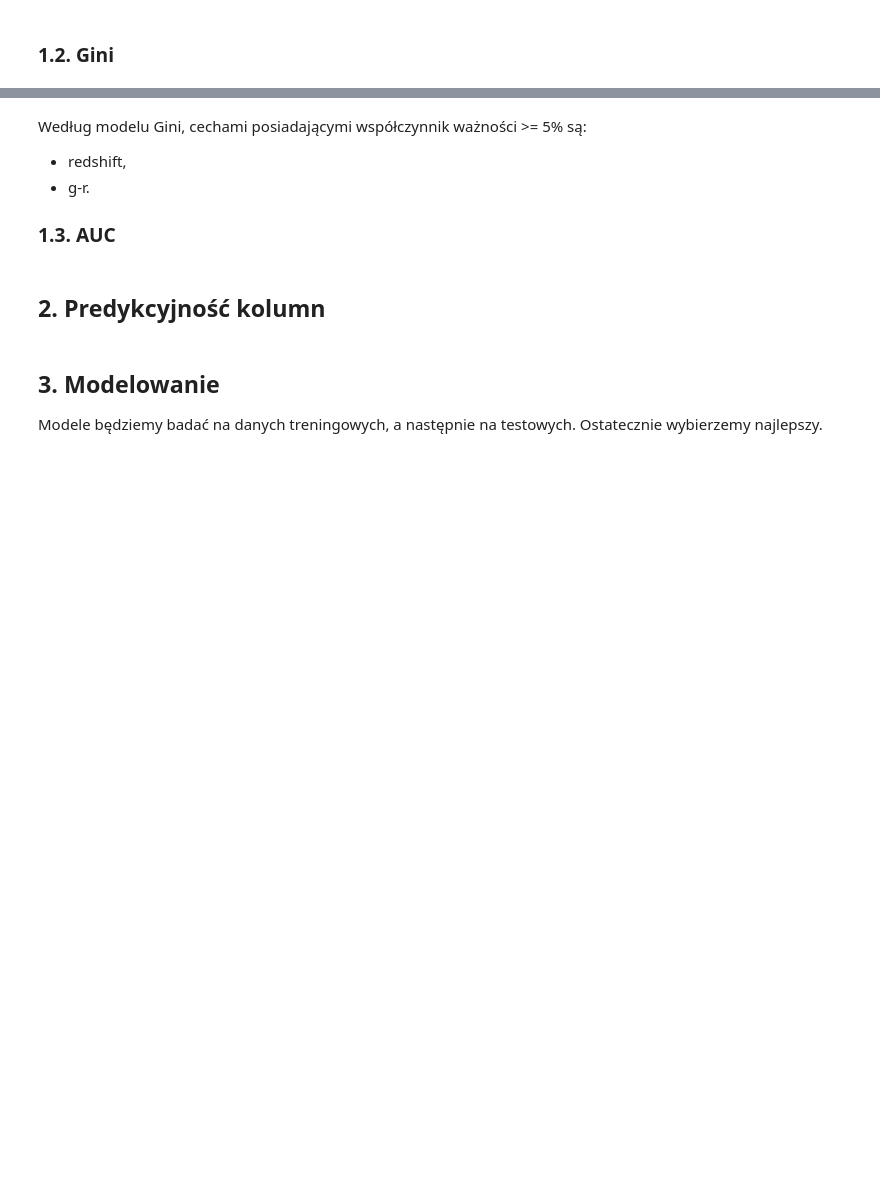
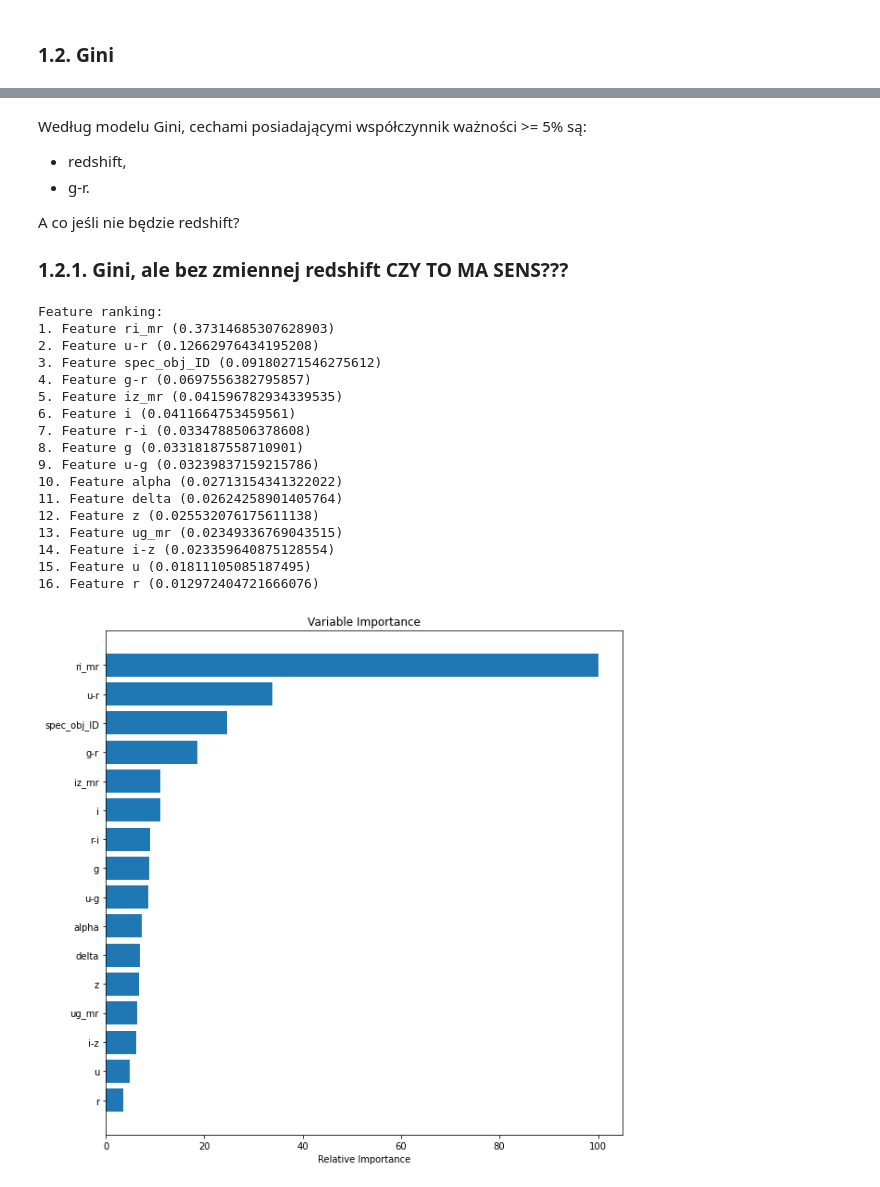
Before and after one commit to GasparSekula/StellarClassificationML, a Jupyter notebook: budowa_krok_3_4.ipynb, the cells around one changed output, grey strips where cells are left out. Cells and saved outputs as stored; diff of their text form; code cells hidden in the pictures; blank space fills up the shorter version.

```diff
--- a/budowa_krok_3_4.ipynb
+++ b/budowa_krok_3_4.ipynb
@@ -183,4 +199,5 @@ Według modelu Gini, cechami posiadającymi współczynnik ważności >= 5% są:
 - redshift,
 - g-r.
 
-### 1.3. AUC
+A co jeśli nie będzie redshift?
+### 1.2.1. Gini, ale bez zmiennej redshift CZY TO MA SENS???
@@ -190,5 +204,34 @@ clf = DecisionTreeClassifier(criterion='entropy')
-# %% [markdown]
-## 2. Predykcyjność kolumn
-# %% [markdown]
-## 3. Modelowanie
-Modele będziemy badać na danych treningowych, a następnie na testowych. Ostatecznie wybierzemy najlepszy.
+# %%
+# for testing purposes remove redshift from X_
+X_no_redshift = X_.drop(columns=['redshift'])
+imp_cols_no_redshift = imp_cols_.copy()
+imp_cols_no_redshift.remove('redshift')
+
+# train gini
+clf = DecisionTreeClassifier(criterion='gini', random_state=42)
+clf.fit(X_no_redshift, y)
+
+# get feature importances from the model
+feature_importances = clf.feature_importances_
+indices = np.argsort(feature_importances)[::-1]
+
+plot_feature_importance(clf, X_no_redshift, imp_cols_no_redshift)
+# %% [output]
+Feature ranking:
+1. Feature ri_mr (0.37314685307628903)
+2. Feature u-r (0.12662976434195208)
+3. Feature spec_obj_ID (0.09180271546275612)
+4. Feature g-r (0.0697556382795857)
+5. Feature iz_mr (0.041596782934339535)
+6. Feature i (0.0411664753459561)
+7. Feature r-i (0.0334788506378608)
+8. Feature g (0.03318187558710901)
+9. Feature u-g (0.03239837159215786)
+10. Feature alpha (0.02713154341322022)
+11. Feature delta (0.02624258901405764)
+12. Feature z (0.025532076175611138)
+13. Feature ug_mr (0.02349336769043515)
+14. Feature i-z (0.023359640875128554)
+15. Feature u (0.01811105085187495)
+16. Feature r (0.012972404721666076)
+[figure, added]
```
Also changed, not shown: parts of 44 cells of this notebook.
